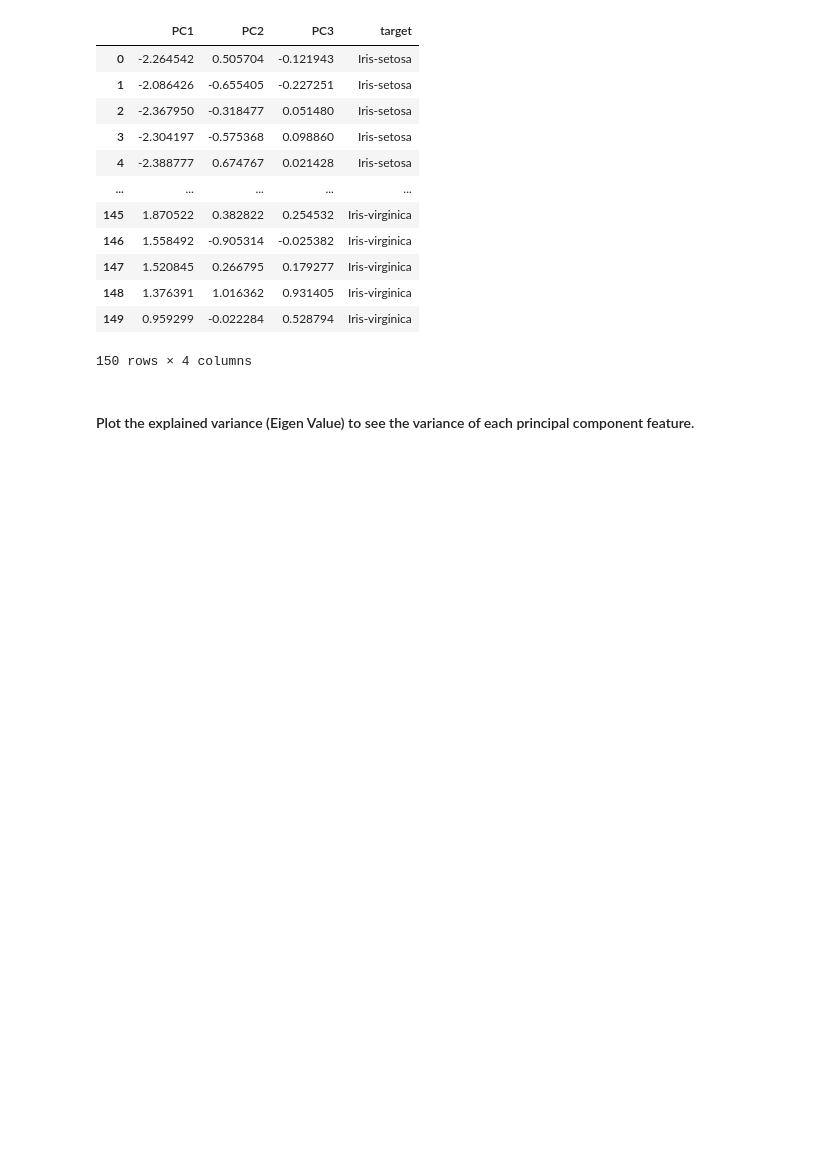
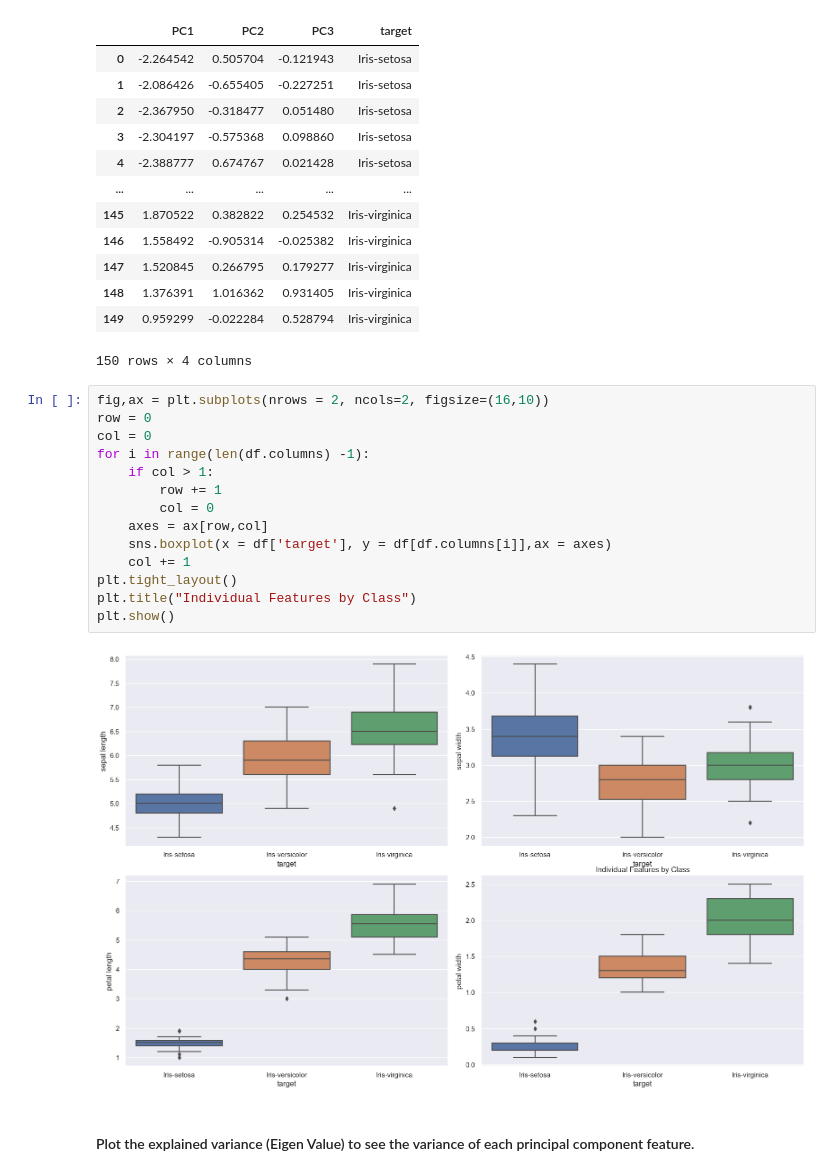
Before and after one commit to reeshabh90/Data_Cluster_Tutorial, a Jupyter notebook: Program/PCA/iris.ipynb, the cells around one changed output. Cells and saved outputs as stored; diff of their text form; blank space fills up the shorter version.

```diff
--- a/Program/PCA/iris.ipynb
+++ b/Program/PCA/iris.ipynb
@@ -80,6 +80,22 @@ pca_df
 | 148 | 1.376391 | 1.016362 | 0.931405 | Iris-virginica |
 | 149 | 0.959299 | -0.022284 | 0.528794 | Iris-virginica |
 150 rows × 4 columns
+# %%
+fig,ax = plt.subplots(nrows = 2, ncols=2, figsize=(16,10))
+row = 0
+col = 0
+for i in range(len(df.columns) -1):
+    if col > 1:
+        row += 1
+        col = 0
+    axes = ax[row,col]
+    sns.boxplot(x = df['target'], y = df[df.columns[i]],ax = axes)
+    col += 1
+plt.tight_layout()
+plt.title("Individual Features by Class")
+plt.show()
+# %% [output]
+[figure, added]
 # %% [markdown]
 #### Plot the explained variance (Eigen Value) to see the variance of each principal component feature.
 # %%
```
